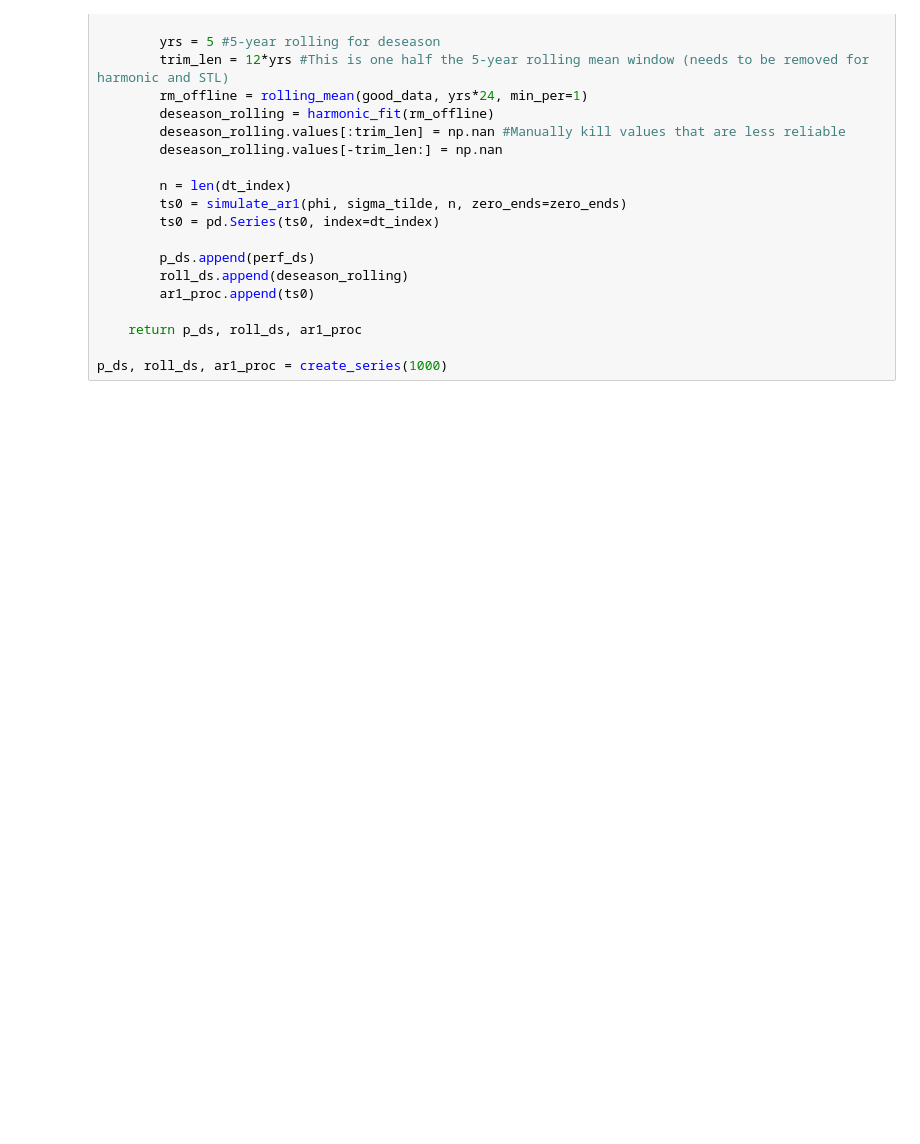
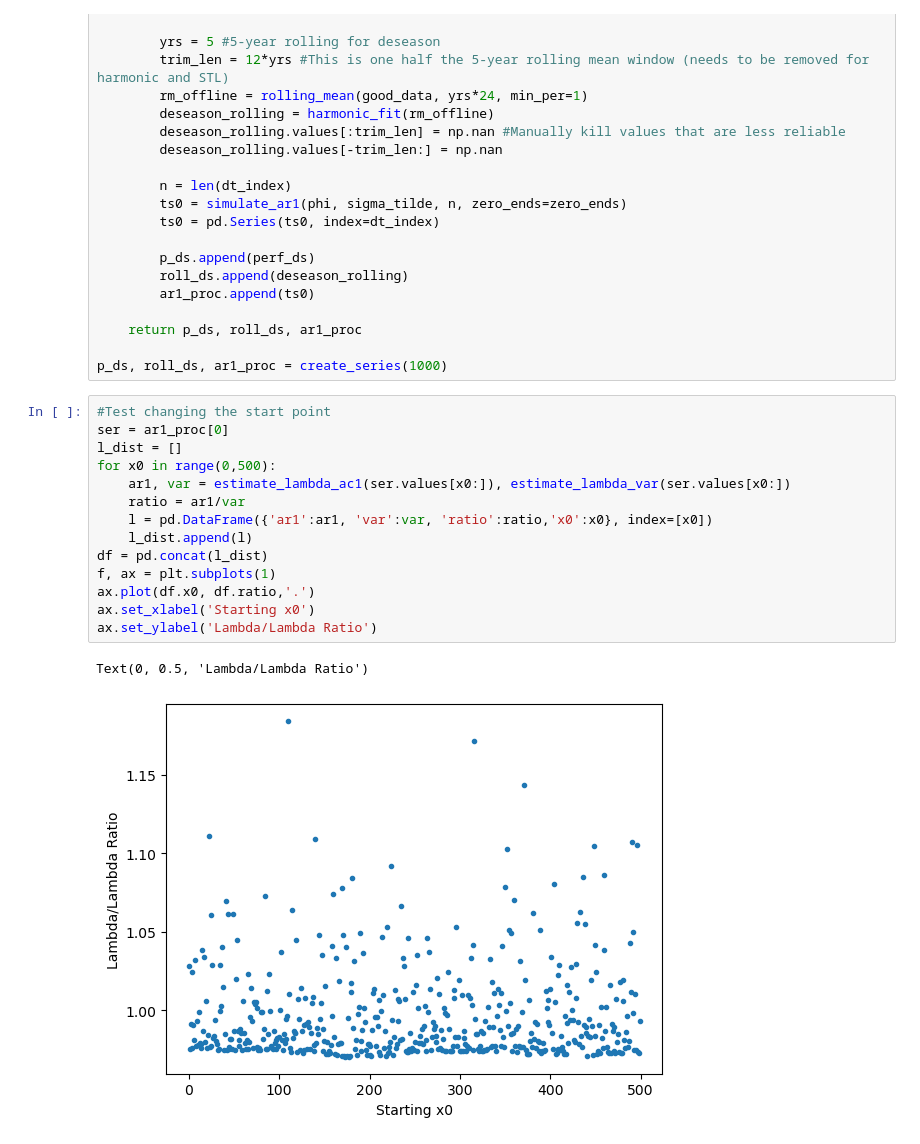
Before and after one commit to TUM-PIK-ESM/lambdalambda, a Jupyter notebook: Synthetic_AR1_gaps_outliers.ipynb, the cells around one changed output. Saved outputs shown, nothing was run; the diff lists cells and outputs as text; blank space fills up the shorter version.

```diff
--- a/Synthetic_AR1_gaps_outliers.ipynb
+++ b/Synthetic_AR1_gaps_outliers.ipynb
@@ -430,3 +449,20 @@ def create_series(m=1000):
     return p_ds, roll_ds, ar1_proc
 
 p_ds, roll_ds, ar1_proc = create_series(1000)
+# %%
+#Test changing the start point
+ser = ar1_proc[0]
+l_dist = []
+for x0 in range(0,500):
+    ar1, var = estimate_lambda_ac1(ser.values[x0:]), estimate_lambda_var(ser.values[x0:])
+    ratio = ar1/var
+    l = pd.DataFrame({'ar1':ar1, 'var':var, 'ratio':ratio,'x0':x0}, index=[x0])
+    l_dist.append(l)
+df = pd.concat(l_dist)
+f, ax = plt.subplots(1)
+ax.plot(df.x0, df.ratio,'.')
+ax.set_xlabel('Starting x0')
+ax.set_ylabel('Lambda/Lambda Ratio')
+# %% [output]
+Text(0, 0.5, 'Lambda/Lambda Ratio')
+[figure, added]
```
Also changed, not shown: parts of 13 cells of this notebook.
